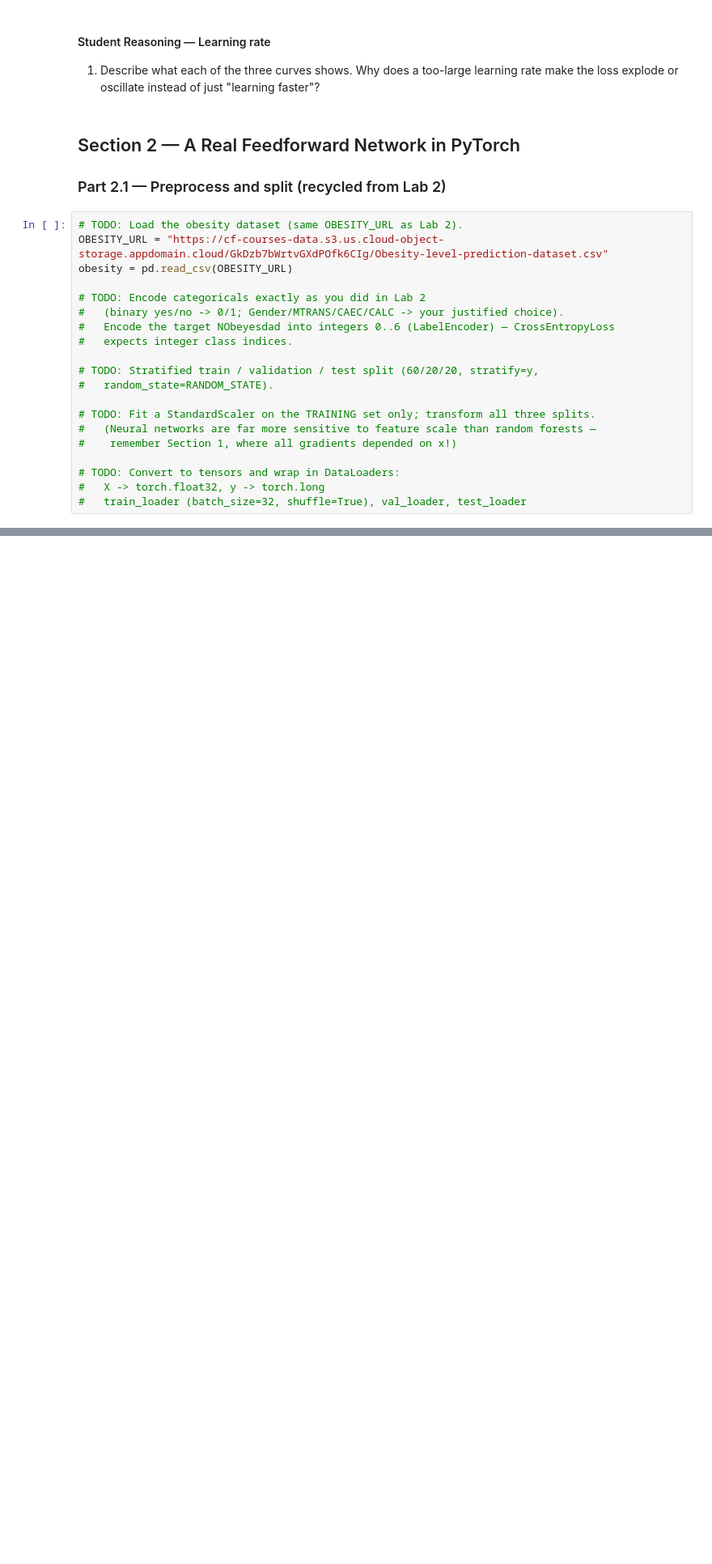
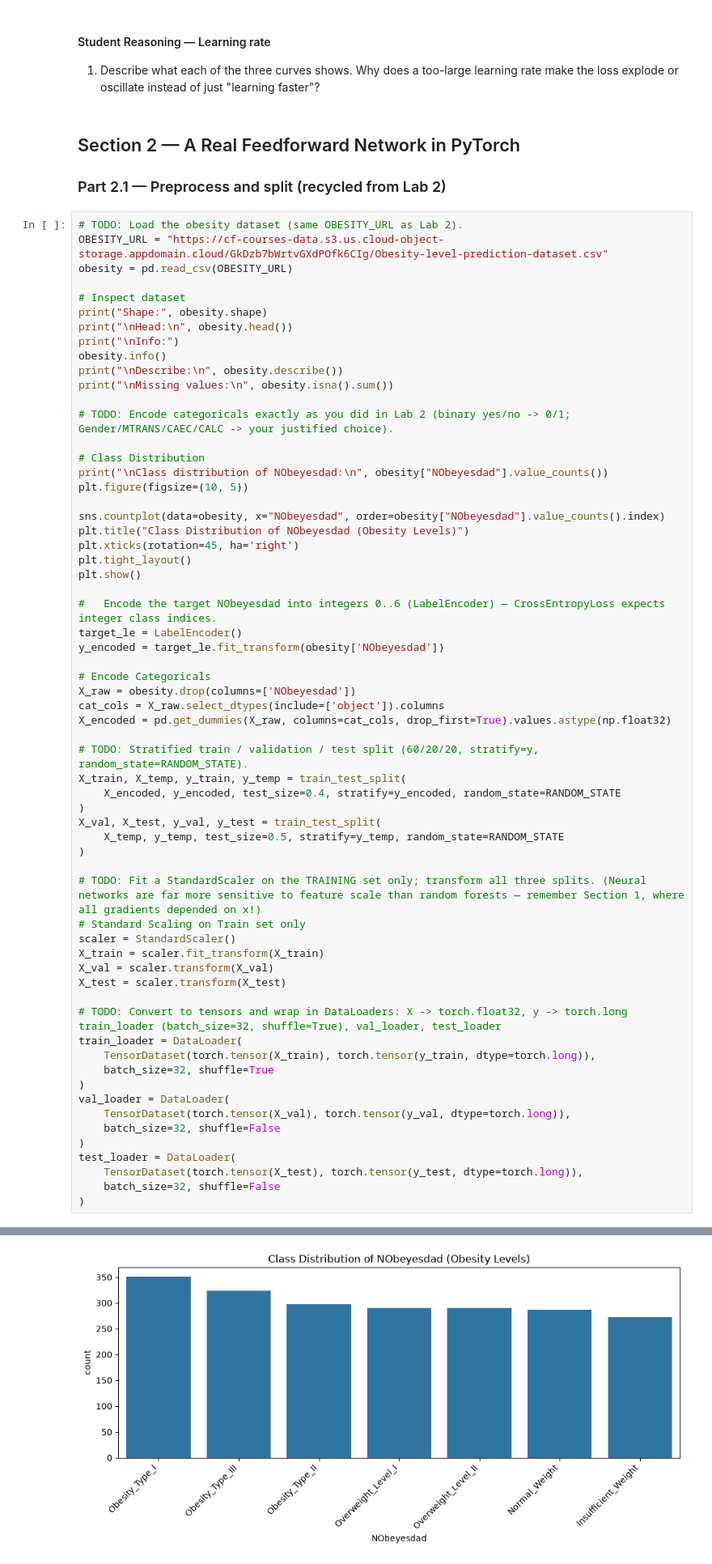
Before and after one commit to Blaise101/Blaise_Izerimana_Lab3, a Jupyter notebook: Lab_3.ipynb, the cells around one changed output, grey strips where cells are left out. Shown at 81% size. Cells and saved outputs as stored; diff of their text form; blank space fills up the shorter version.

Commit message:
Part 2.1 - Preprocessing for neural networks

```diff
--- a/Lab_3.ipynb
+++ b/Lab_3.ipynb
@@ -256,18 +261,61 @@ plt.show()
 OBESITY_URL = "https://cf-courses-data.s3.us.cloud-object-storage.appdomain.cloud/GkDzb7bWrtvGXdPOfk6CIg/Obesity-level-prediction-dataset.csv"
 obesity = pd.read_csv(OBESITY_URL)
 
-# TODO: Encode categoricals exactly as you did in Lab 2
-#   (binary yes/no -> 0/1; Gender/MTRANS/CAEC/CALC -> your justified choice).
-#   Encode the target NObeyesdad into integers 0..6 (LabelEncoder) — CrossEntropyLoss
-#   expects integer class indices.
+# Inspect dataset
+print("Shape:", obesity.shape)
+print("\nHead:\n", obesity.head())
+print("\nInfo:")
+obesity.info()
+print("\nDescribe:\n", obesity.describe())
+print("\nMissing values:\n", obesity.isna().sum())
 
-# TODO: Stratified train / validation / test split (60/20/20, stratify=y,
-#   random_state=RANDOM_STATE).
+# TODO: Encode categoricals exactly as you did in Lab 2 (binary yes/no -> 0/1; Gender/MTRANS/CAEC/CALC -> your justified choice).
 
-# TODO: Fit a StandardScaler on the TRAINING set only; transform all three splits.
-#   (Neural networks are far more sensitive to feature scale than random forests —
-#    remember Section 1, where all gradients depended on x!)
+# Class Distribution
+print("\nClass distribution of NObeyesdad:\n", obesity["NObeyesdad"].value_counts())
+plt.figure(figsize=(10, 5))
 
-# TODO: Convert to tensors and wrap in DataLoaders:
-#   X -> torch.float32, y -> torch.long
-#   train_loader (batch_size=32, shuffle=True), val_loader, test_loader
+sns.countplot(data=obesity, x="NObeyesdad", order=obesity["NObeyesdad"].value_counts().index)
+plt.title("Class Distribution of NObeyesdad (Obesity Levels)")
+plt.xticks(rotation=45, ha='right')
+plt.tight_layout()
+plt.show()
+
+#   Encode the target NObeyesdad into integers 0..6 (LabelEncoder) — CrossEntropyLoss expects integer class indices.
+target_le = LabelEncoder()
+y_encoded = target_le.fit_transform(obesity['NObeyesdad'])
+
+# Encode Categoricals
+X_raw = obesity.drop(columns=['NObeyesdad'])
+cat_cols = X_raw.select_dtypes(include=['object']).columns
+X_encoded = pd.get_dummies(X_raw, columns=cat_cols, drop_first=True).values.astype(np.float32)
+
+# TODO: Stratified train / validation / test split (60/20/20, stratify=y, random_state=RANDOM_STATE).
+X_train, X_temp, y_train, y_temp = train_test_split(
+    X_encoded, y_encoded, test_size=0.4, stratify=y_encoded, random_state=RANDOM_STATE
+)
+X_val, X_test, y_val, y_test = train_test_split(
+    X_temp, y_temp, test_size=0.5, stratify=y_temp, random_state=RANDOM_STATE
+)
+
+# TODO: Fit a StandardScaler on the TRAINING set only; transform all three splits. (Neural networks are far more sensitive to feature scale than random forests — remember Section 1, where all gradients depended on x!)
+# Standard Scaling on Train set only
+scaler = StandardScaler()
+X_train = scaler.fit_transform(X_train)
+X_val = scaler.transform(X_val)
+X_test = scaler.transform(X_test)
+
+# TODO: Convert to tensors and wrap in DataLoaders: X -> torch.float32, y -> torch.long train_loader (batch_size=32, shuffle=True), val_loader, test_loader
+train_loader = DataLoader(
+    TensorDataset(torch.tensor(X_train), torch.tensor(y_train, dtype=torch.long)),
+    batch_size=32, shuffle=True
+)
+val_loader = DataLoader(
+    TensorDataset(torch.tensor(X_val), torch.tensor(y_val, dtype=torch.long)),
+    batch_size=32, shuffle=False
+)
+test_loader = DataLoader(
+    TensorDataset(torch.tensor(X_test), torch.tensor(y_test, dtype=torch.long)),
+    batch_size=32, shuffle=False
+)
+# %% [output]
@@ -273,0 +339 @@ obesity = pd.read_csv(OBESITY_URL)
+[figure, added]
```
Also changed, not shown: parts of 3 cells of this notebook.
